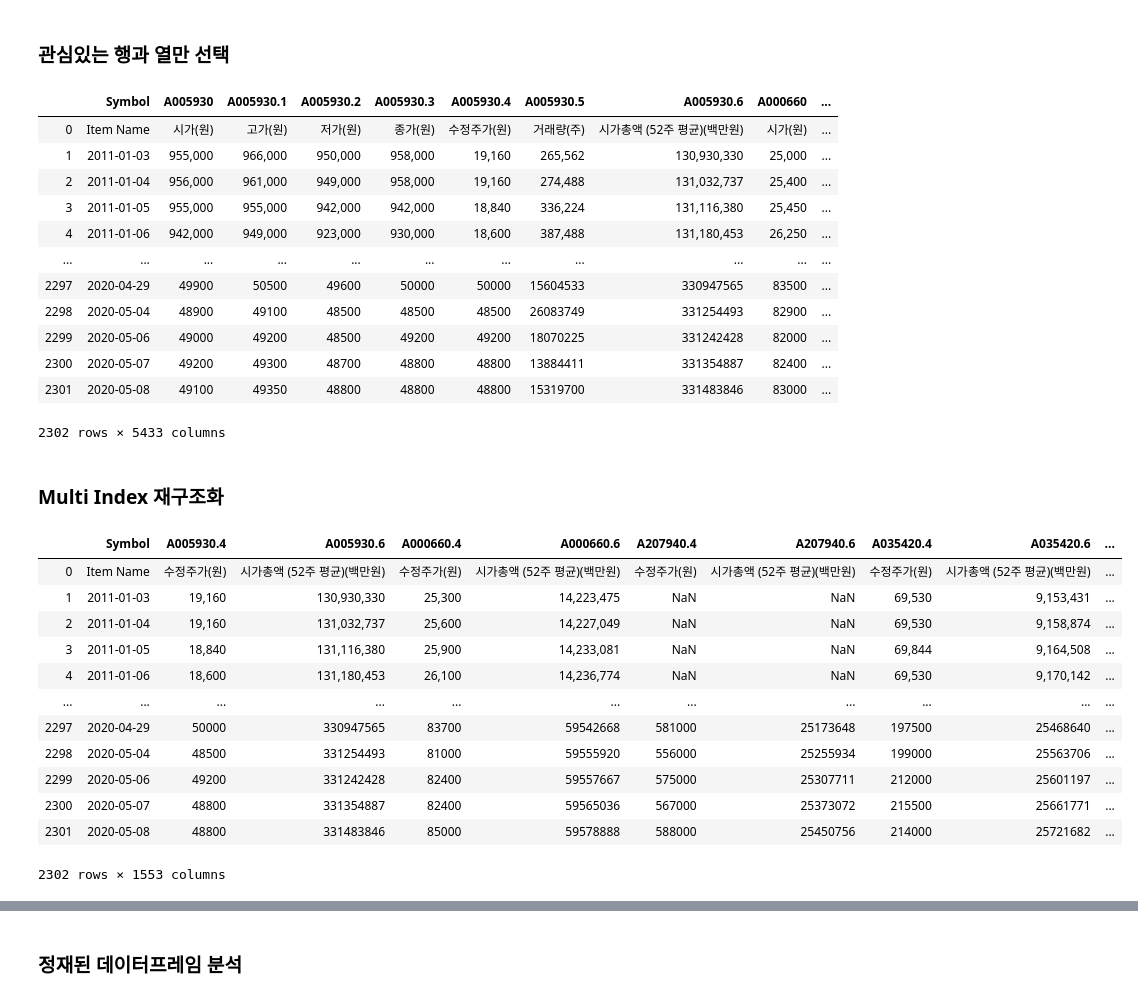
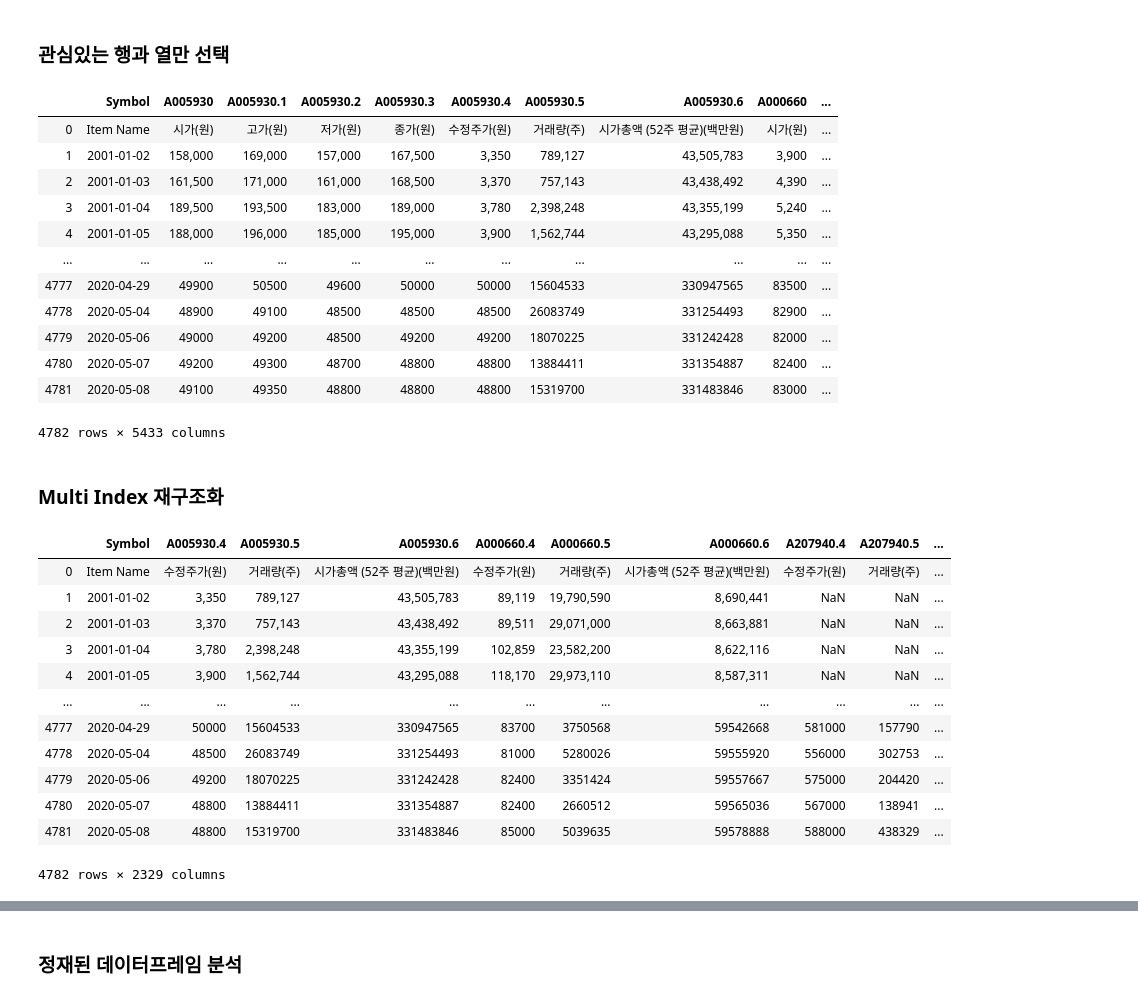
Before and after one commit to cocobolla/Thesis_paper, a Jupyter notebook: PCA_Pairs_Trading_Pickle_Maker.ipynb, the cells around one changed output, grey strips where cells are left out. Saved outputs shown, nothing was run; the diff lists cells and outputs as text; code cells hidden in the pictures.

```diff
--- a/PCA_Pairs_Trading_Pickle_Maker.ipynb
+++ b/PCA_Pairs_Trading_Pickle_Maker.ipynb
@@ -7,7 +7,8 @@ import matplotlib.pyplot as plt
 import datetime
 # %%
 file_path = r'C:\Users\USER\Desktop\paper\kospi_10yr.csv'
-df = pd.read_csv('./data/kospi_10yr.csv', encoding='cp949', thousands=',')
+# df = pd.read_csv('./data/kospi_10yr.csv', encoding='cp949', thousands=',')
+df = pd.read_csv('./data/KSE_20yr.csv', encoding='cp949', thousands=',')
 df
 # %% [output]
 |  | Symbol | A005930 | A005930.1 | A005930.2 | A005930.3 | A005930.4 | A005930.5 | A005930.6 | A000660 | ... |
@@ -69,35 +70,35 @@ target_df
 # %% [output]
 |  | Symbol | A005930 | A005930.1 | A005930.2 | A005930.3 | A005930.4 | A005930.5 | A005930.6 | A000660 | ... |
 | 0 | Item Name | 시가(원) | 고가(원) | 저가(원) | 종가(원) | 수정주가(원) | 거래량(주) | 시가총액 (52주 평균)(백만원) | 시가(원) | ... |
-| 1 | 2011-01-03 | 955,000 | 966,000 | 950,000 | 958,000 | 19,160 | 265,562 | 130,930,330 | 25,000 | ... |
-| 2 | 2011-01-04 | 956,000 | 961,000 | 949,000 | 958,000 | 19,160 | 274,488 | 131,032,737 | 25,400 | ... |
-| 3 | 2011-01-05 | 955,000 | 955,000 | 942,000 | 942,000 | 18,840 | 336,224 | 131,116,380 | 25,450 | ... |
-| 4 | 2011-01-06 | 942,000 | 949,000 | 923,000 | 930,000 | 18,600 | 387,488 | 131,180,453 | 26,250 | ... |
+| 1 | 2001-01-02 | 158,000 | 169,000 | 157,000 | 167,500 | 3,350 | 789,127 | 43,505,783 | 3,900 | ... |
+| 2 | 2001-01-03 | 161,500 | 171,000 | 161,000 | 168,500 | 3,370 | 757,143 | 43,438,492 | 4,390 | ... |
+| 3 | 2001-01-04 | 189,500 | 193,500 | 183,000 | 189,000 | 3,780 | 2,398,248 | 43,355,199 | 5,240 | ... |
+| 4 | 2001-01-05 | 188,000 | 196,000 | 185,000 | 195,000 | 3,900 | 1,562,744 | 43,295,088 | 5,350 | ... |
 | ... | ... | ... | ... | ... | ... | ... | ... | ... | ... | ... |
-| 2297 | 2020-04-29 | 49900 | 50500 | 49600 | 50000 | 50000 | 15604533 | 330947565 | 83500 | ... |
-| 2298 | 2020-05-04 | 48900 | 49100 | 48500 | 48500 | 48500 | 26083749 | 331254493 | 82900 | ... |
-| 2299 | 2020-05-06 | 49000 | 49200 | 48500 | 49200 | 49200 | 18070225 | 331242428 | 82000 | ... |
-| 2300 | 2020-05-07 | 49200 | 49300 | 48700 | 48800 | 48800 | 13884411 | 331354887 | 82400 | ... |
-| 2301 | 2020-05-08 | 49100 | 49350 | 48800 | 48800 | 48800 | 15319700 | 331483846 | 83000 | ... |
+| 4777 | 2020-04-29 | 49900 | 50500 | 49600 | 50000 | 50000 | 15604533 | 330947565 | 83500 | ... |
+| 4778 | 2020-05-04 | 48900 | 49100 | 48500 | 48500 | 48500 | 26083749 | 331254493 | 82900 | ... |
+| 4779 | 2020-05-06 | 49000 | 49200 | 48500 | 49200 | 49200 | 18070225 | 331242428 | 82000 | ... |
+| 4780 | 2020-05-07 | 49200 | 49300 | 48700 | 48800 | 48800 | 13884411 | 331354887 | 82400 | ... |
+| 4781 | 2020-05-08 | 49100 | 49350 | 48800 | 48800 | 48800 | 15319700 | 331483846 | 83000 | ... |
-2302 rows × 5433 columns
+4782 rows × 5433 columns
 # %% [markdown]
 ### Multi Index 재구조화
 # %%
-target_col = ['Item Name', '수정주가(원)', '시가총액 (52주 평균)(백만원)']
+target_col = ['Item Name', '수정주가(원)', '시가총액 (52주 평균)(백만원)', '거래량(주)']
 target_df = target_df.loc[:, target_df.iloc[0,:].isin(target_col)]
 target_df
 # %% [output]
-|  | Symbol | A005930.4 | A005930.6 | A000660.4 | A000660.6 | A207940.4 | A207940.6 | A035420.4 | A035420.6 | ... |
-| 0 | Item Name | 수정주가(원) | 시가총액 (52주 평균)(백만원) | 수정주가(원) | 시가총액 (52주 평균)(백만원) | 수정주가(원) | 시가총액 (52주 평균)(백만원) | 수정주가(원) | 시가총액 (52주 평균)(백만원) | ... |
-| 1 | 2011-01-03 | 19,160 | 130,930,330 | 25,300 | 14,223,475 | NaN | NaN | 69,530 | 9,153,431 | ... |
-| 2 | 2011-01-04 | 19,160 | 131,032,737 | 25,600 | 14,227,049 | NaN | NaN | 69,530 | 9,158,874 | ... |
-| 3 | 2011-01-05 | 18,840 | 131,116,380 | 25,900 | 14,233,081 | NaN | NaN | 69,844 | 9,164,508 | ... |
-| 4 | 2011-01-06 | 18,600 | 131,180,453 | 26,100 | 14,236,774 | NaN | NaN | 69,530 | 9,170,142 | ... |
+|  | Symbol | A005930.4 | A005930.5 | A005930.6 | A000660.4 | A000660.5 | A000660.6 | A207940.4 | A207940.5 | ... |
+| 0 | Item Name | 수정주가(원) | 거래량(주) | 시가총액 (52주 평균)(백만원) | 수정주가(원) | 거래량(주) | 시가총액 (52주 평균)(백만원) | 수정주가(원) | 거래량(주) | ... |
+| 1 | 2001-01-02 | 3,350 | 789,127 | 43,505,783 | 89,119 | 19,790,590 | 8,690,441 | NaN | NaN | ... |
+| 2 | 2001-01-03 | 3,370 | 757,143 | 43,438,492 | 89,511 | 29,071,000 | 8,663,881 | NaN | NaN | ... |
+| 3 | 2001-01-04 | 3,780 | 2,398,248 | 43,355,199 | 102,859 | 23,582,200 | 8,622,116 | NaN | NaN | ... |
+| 4 | 2001-01-05 | 3,900 | 1,562,744 | 43,295,088 | 118,170 | 29,973,110 | 8,587,311 | NaN | NaN | ... |
 | ... | ... | ... | ... | ... | ... | ... | ... | ... | ... | ... |
-| 2297 | 2020-04-29 | 50000 | 330947565 | 83700 | 59542668 | 581000 | 25173648 | 197500 | 25468640 | ... |
-| 2298 | 2020-05-04 | 48500 | 331254493 | 81000 | 59555920 | 556000 | 25255934 | 199000 | 25563706 | ... |
-| 2299 | 2020-05-06 | 49200 | 331242428 | 82400 | 59557667 | 575000 | 25307711 | 212000 | 25601197 | ... |
-| 2300 | 2020-05-07 | 48800 | 331354887 | 82400 | 59565036 | 567000 | 25373072 | 215500 | 25661771 | ... |
-| 2301 | 2020-05-08 | 48800 | 331483846 | 85000 | 59578888 | 588000 | 25450756 | 214000 | 25721682 | ... |
+| 4777 | 2020-04-29 | 50000 | 15604533 | 330947565 | 83700 | 3750568 | 59542668 | 581000 | 157790 | ... |
+| 4778 | 2020-05-04 | 48500 | 26083749 | 331254493 | 81000 | 5280026 | 59555920 | 556000 | 302753 | ... |
+| 4779 | 2020-05-06 | 49200 | 18070225 | 331242428 | 82400 | 3351424 | 59557667 | 575000 | 204420 | ... |
+| 4780 | 2020-05-07 | 48800 | 13884411 | 331354887 | 82400 | 2660512 | 59565036 | 567000 | 138941 | ... |
+| 4781 | 2020-05-08 | 48800 | 15319700 | 331483846 | 85000 | 5039635 | 59578888 | 588000 | 438329 | ... |
-2302 rows × 1553 columns
+4782 rows × 2329 columns
 # %%
```
Also changed, not shown: parts of 13 cells of this notebook, 5 other files.
